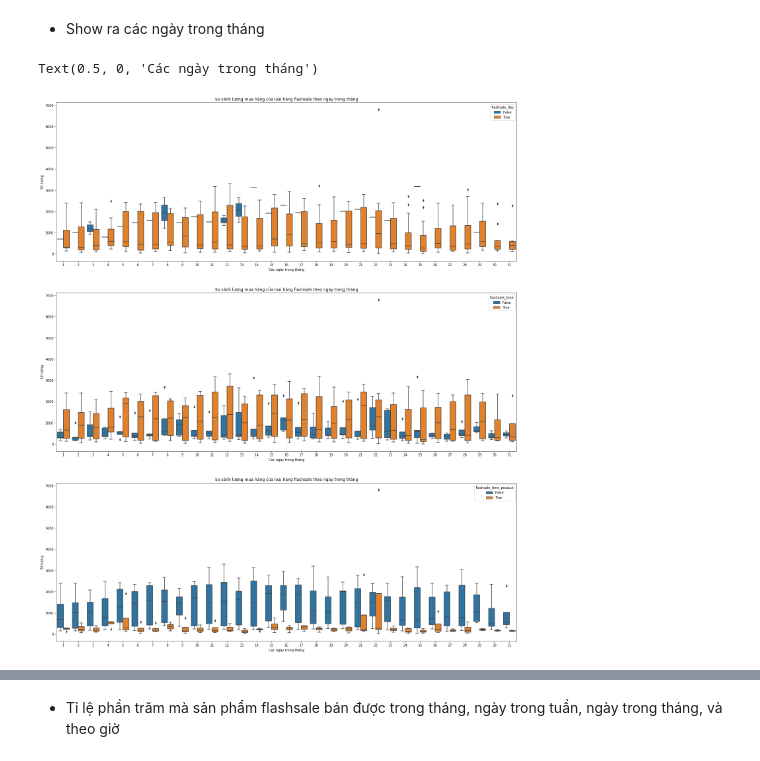
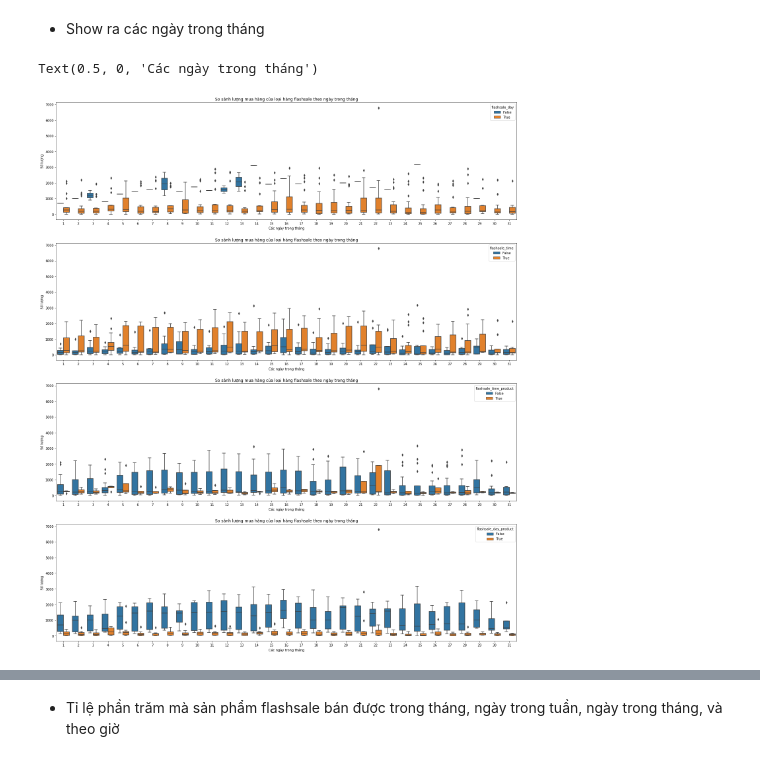
Before and after one commit to ToanLyHoa/Report-data-analysis, a Jupyter notebook: Analysis_Fahasa_Final.ipynb, the cells around one changed output, grey strips where cells are left out. Saved outputs shown, nothing was run; the diff lists cells and outputs as text; code cells hidden in the pictures.

```diff
--- a/Analysis_Fahasa_Final.ipynb
+++ b/Analysis_Fahasa_Final.ipynb
@@ -627,7 +662,7 @@ Text(0, 0.5, 'Số sản phẩm')
 # %%
 df = fhs_sales_flat_order_item_state_2022         \
           .groupby([fhs_sales_flat_order_item_state_2022['fhs_sales_flat_order_item.created_at'].dt.date,
-                    'flashsale_product', 'flashsale_day', 'flashsale_time', 'flashsale_time_product'])\
+                    'flashsale_product', 'flashsale_day', 'flashsale_time', 'flashsale_time_product', 'flashsale_day_product'])\
                     ['fhs_sales_flat_order.entity_id'].count()
 
 # reset index đưa về dataframe
@@ -636,7 +671,7 @@ df = df.reset_index()
 # khi reset_index inedx đã đưa về sting nên ta cast về datetime
 string_to_datetime(df, 'fhs_sales_flat_order_item.created_at')
 
-fig, ax = plt.subplots(3, 2, figsize=(25,30))
+fig, ax = plt.subplots(4, 2, figsize=(25,40))
 
 # Show ra khác biệt về ngày
 df1 = df.loc[df['flashsale_product'] == True]
@@ -695,5 +730,23 @@ sns.boxplot(data = df3,
 ax[2, 1].set_xlabel('Các thứ trong tuần')
 ax[2, 1].set_ylabel('Số lượng')
 ax[2, 1].set_title('Lượng mua hàng trung bình của hàng flashsale theo ngày trong tuần')
+
+# show ra khác biệt về ngày có flashsale của sản phẩm trong tập sản phẩm đã từng flashsale
+df3 = df.loc[df['flashsale_product'] == True]
+sns.boxplot(data = df3,
+          x = df3['fhs_sales_flat_order_item.created_at'].dt.month,
+          y = df3['fhs_sales_flat_order.entity_id'],
+          hue = 'flashsale_day_product', ax = ax[3, 0],palette = "tab10")
+ax[3, 0].set_xlabel('Các tháng trong năm 2021')
+ax[3, 0].set_ylabel('Số lượng')
+ax[3, 0].set_title('Lượng mua hàng trung bình của hàng flashsale theo tháng')
+
+sns.boxplot(data = df3,
+          x = df3['fhs_sales_flat_order_item.created_at'].dt.dayofweek,
+          y = df3['fhs_sales_flat_order.entity_id'],
+          hue = 'flashsale_day_product', ax = ax[3, 1],palette = "tab10")
+ax[3, 1].set_xlabel('Các thứ trong tuần')
+ax[3, 1].set_ylabel('Số lượng')
+ax[3, 1].set_title('Lượng mua hàng trung bình của hàng flashsale theo ngày trong tuần')
 # %% [output]
 Text(0.5, 1.0, 'Lượng mua hàng trung bình của hàng flashsale theo ngày trong tuần')
@@ -702,34 +755,42 @@ Text(0.5, 1.0, 'Lượng mua hàng trung bình của hàng flashsale theo ngày
 - Show ra các ngày trong tháng
 # %%
 
-fig, ax = plt.subplots(3, 1, figsize=(25,30))
+fig, ax = plt.subplots(4, 1, figsize=(25,30))
 
 sns.boxplot(data = df1,
           x = df1['fhs_sales_flat_order_item.created_at'].dt.day,
           y = df1['fhs_sales_flat_order.entity_id'],
           hue = 'flashsale_day', ax = ax[0], palette="tab10")
 ax[0].set_ylabel('Số lượng')
 ax[0].set_title('So sánh lượng mua hàng của loại hàng flashsale theo ngày trong tháng')
 ax[0].set_xlabel('Các ngày trong tháng')
 
 sns.boxplot(data = df1,
           x = df1['fhs_sales_flat_order_item.created_at'].dt.day,
           y = df1['fhs_sales_flat_order.entity_id'],
           hue = 'flashsale_time', ax = ax[1], palette="tab10")
 ax[1].set_ylabel('Số lượng')
 ax[1].set_title('So sánh lượng mua hàng của loại hàng flashsale theo ngày trong tháng')
 ax[1].set_xlabel('Các ngày trong tháng')
 
 sns.boxplot(data = df1,
           x = df1['fhs_sales_flat_order_item.created_at'].dt.day,
           y = df1['fhs_sales_flat_order.entity_id'],
           hue = 'flashsale_time_product', ax = ax[2], palette="tab10")
 ax[2].set_ylabel('Số lượng')
 ax[2].set_title('So sánh lượng mua hàng của loại hàng flashsale theo ngày trong tháng')
 ax[2].set_xlabel('Các ngày trong tháng')
+
+sns.boxplot(data = df1,
+          x = df1['fhs_sales_flat_order_item.created_at'].dt.day,
+          y = df1['fhs_sales_flat_order.entity_id'],
+          hue = 'flashsale_day_product', ax = ax[3], palette="tab10")
+ax[3].set_ylabel('Số lượng')
+ax[3].set_title('So sánh lượng mua hàng của loại hàng flashsale theo ngày trong tháng')
+ax[3].set_xlabel('Các ngày trong tháng')
 # %% [output]
 Text(0.5, 0, 'Các ngày trong tháng')
-[figure, old version]
+[figure, new version]
 # %%
 df = fhs_sales_flat_order_item_state_2022         \
           .groupby([fhs_sales_flat_order_item_state_2022['fhs_sales_flat_order_item.created_at'],
```
Also changed, not shown: parts of 10 cells of this notebook, 1 other file.
